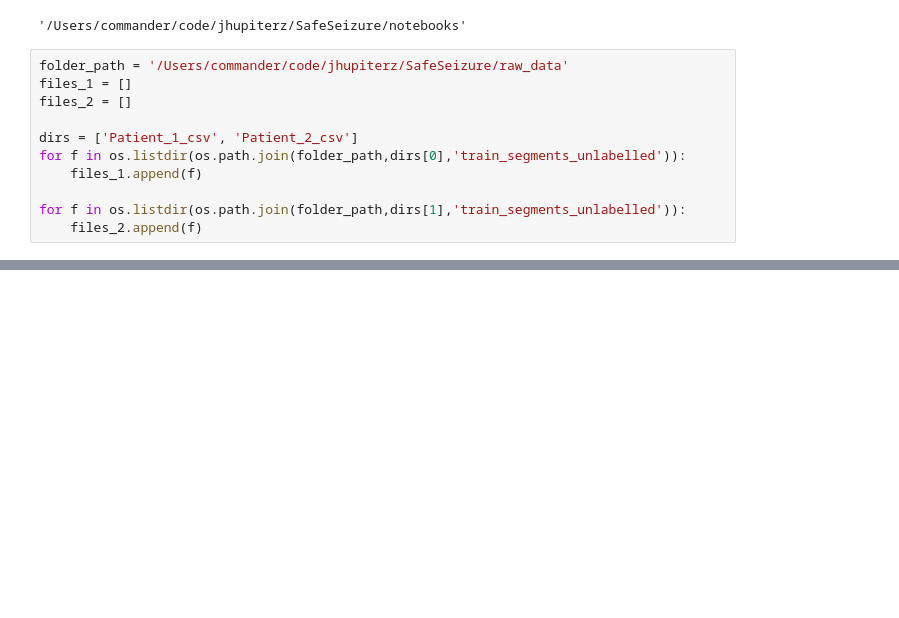
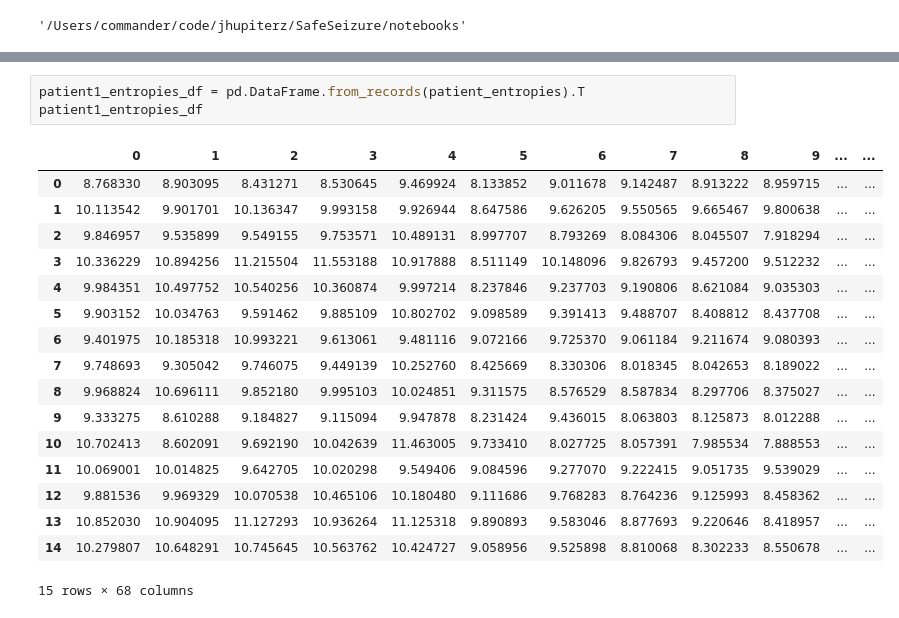
Before and after one commit to jhupiterz/SafeSeizure, a Jupyter notebook: notebooks/jhupiterz-time-series-measure.ipynb, the cells around one changed output, grey strips where cells are left out. Cells and saved outputs as stored; diff of their text form; blank space fills up the shorter version.

```diff
--- a/notebooks/jhupiterz-time-series-measure.ipynb
+++ b/notebooks/jhupiterz-time-series-measure.ipynb
@@ -36,14 +54,3 @@ b_entropy_II_1
 pwd
 # %% [output]
 '/Users/commander/code/jhupiterz/SafeSeizure/notebooks'
-# %%
-folder_path = '/Users/commander/code/jhupiterz/SafeSeizure/raw_data'
-files_1 = []
-files_2 = []
-
-dirs = ['Patient_1_csv', 'Patient_2_csv']
-for f in os.listdir(os.path.join(folder_path,dirs[0],'train_segments_unlabelled')):
-    files_1.append(f)
-
-for f in os.listdir(os.path.join(folder_path,dirs[1],'train_segments_unlabelled')):
-    files_2.append(f)
@@ -49,0 +96,21 @@ for f in os.listdir(os.path.join(folder_path,dirs[1],'train_segments_unlabelled'
+# %%
+patient1_entropies_df = pd.DataFrame.from_records(patient_entropies).T
+patient1_entropies_df
+# %% [output]
+|  | 0 | 1 | 2 | 3 | 4 | 5 | 6 | 7 | 8 | 9 | ... | ... |
+| 0 | 8.768330 | 8.903095 | 8.431271 | 8.530645 | 9.469924 | 8.133852 | 9.011678 | 9.142487 | 8.913222 | 8.959715 | ... | ... |
+| 1 | 10.113542 | 9.901701 | 10.136347 | 9.993158 | 9.926944 | 8.647586 | 9.626205 | 9.550565 | 9.665467 | 9.800638 | ... | ... |
+| 2 | 9.846957 | 9.535899 | 9.549155 | 9.753571 | 10.489131 | 8.997707 | 8.793269 | 8.084306 | 8.045507 | 7.918294 | ... | ... |
+| 3 | 10.336229 | 10.894256 | 11.215504 | 11.553188 | 10.917888 | 8.511149 | 10.148096 | 9.826793 | 9.457200 | 9.512232 | ... | ... |
+| 4 | 9.984351 | 10.497752 | 10.540256 | 10.360874 | 9.997214 | 8.237846 | 9.237703 | 9.190806 | 8.621084 | 9.035303 | ... | ... |
+| 5 | 9.903152 | 10.034763 | 9.591462 | 9.885109 | 10.802702 | 9.098589 | 9.391413 | 9.488707 | 8.408812 | 8.437708 | ... | ... |
+| 6 | 9.401975 | 10.185318 | 10.993221 | 9.613061 | 9.481116 | 9.072166 | 9.725370 | 9.061184 | 9.211674 | 9.080393 | ... | ... |
+| 7 | 9.748693 | 9.305042 | 9.746075 | 9.449139 | 10.252760 | 8.425669 | 8.330306 | 8.018345 | 8.042653 | 8.189022 | ... | ... |
+| 8 | 9.968824 | 10.696111 | 9.852180 | 9.995103 | 10.024851 | 9.311575 | 8.576529 | 8.587834 | 8.297706 | 8.375027 | ... | ... |
+| 9 | 9.333275 | 8.610288 | 9.184827 | 9.115094 | 9.947878 | 8.231424 | 9.436015 | 8.063803 | 8.125873 | 8.012288 | ... | ... |
+| 10 | 10.702413 | 8.602091 | 9.692190 | 10.042639 | 11.463005 | 9.733410 | 8.027725 | 8.057391 | 7.985534 | 7.888553 | ... | ... |
+| 11 | 10.069001 | 10.014825 | 9.642705 | 10.020298 | 9.549406 | 9.084596 | 9.277070 | 9.222415 | 9.051735 | 9.539029 | ... | ... |
+| 12 | 9.881536 | 9.969329 | 10.070538 | 10.465106 | 10.180480 | 9.111686 | 9.768283 | 8.764236 | 9.125993 | 8.458362 | ... | ... |
+| 13 | 10.852030 | 10.904095 | 11.127293 | 10.936264 | 11.125318 | 9.890893 | 9.583046 | 8.877693 | 9.220646 | 8.418957 | ... | ... |
+| 14 | 10.279807 | 10.648291 | 10.745645 | 10.563762 | 10.424727 | 9.058956 | 9.525898 | 8.810068 | 8.302233 | 8.550678 | ... | ... |
+15 rows × 68 columns
```
Also changed, not shown: parts of 30 cells of this notebook.
